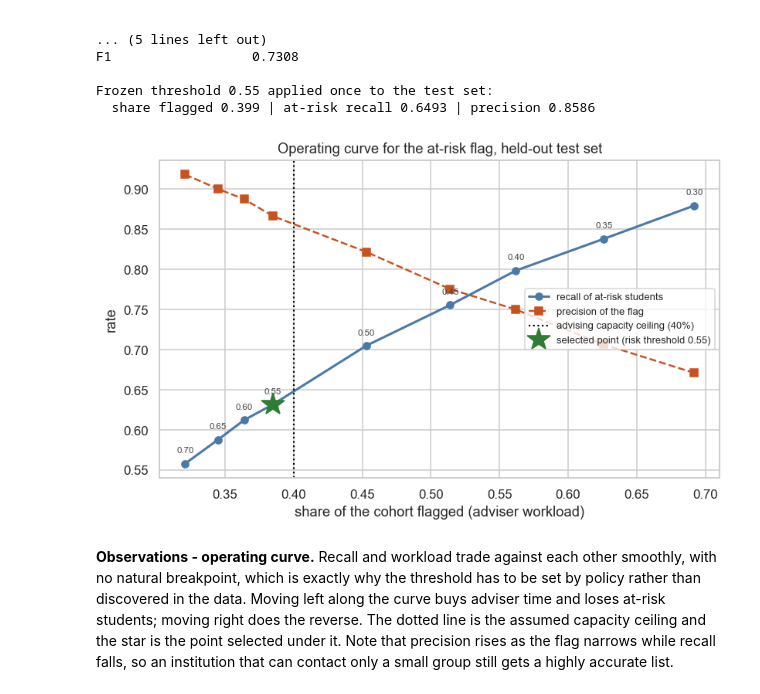
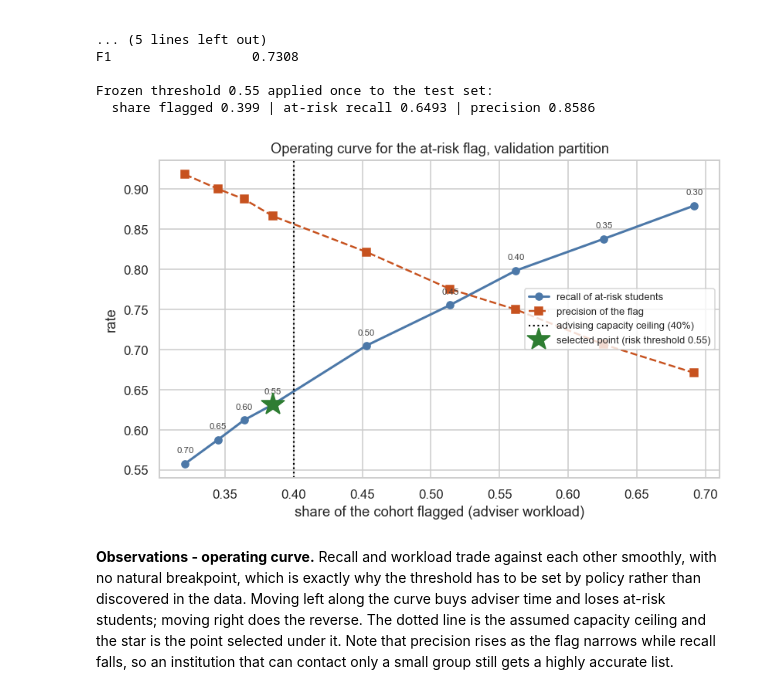
Before and after one commit to ekowhinson/oulad-completion-capstone, a Jupyter notebook: notebooks/oulad_completion_analysis.ipynb, the cells around one changed output. Cells and saved outputs as stored; diff of their text form; code cells hidden in the pictures.

```diff
--- a/notebooks/oulad_completion_analysis.ipynb
+++ b/notebooks/oulad_completion_analysis.ipynb
@@ -149,7 +149,7 @@ EARLY_WINDOW_END = 14  # early observation window: registration through day 13
 base = student_info.copy()
 KEYS = ["code_module", "code_presentation", "id_student"]
 base["completion"] = base["final_result"].isin(["Pass", "Distinction"]).astype(int)
-base = base.merge(registration[KEYS + ["date_registration"]], on=KEYS, how="left")
+base = base.merge(registration[KEYS + ["date_registration", "date_unregistration"]], on=KEYS, how="left")
 
 # Whole-module VLE engagement (for RQ1)
 vle_all = (student_vle.groupby(KEYS)
@@ -1418,28 +1542,28 @@ Frozen threshold 0.55 applied once to the test set:
 # %%
 # The threshold decision drawn as a curve rather than read from the table:
 # what each operating point costs in adviser workload and returns in coverage.
 fig, ax = plt.subplots(figsize=(7.6, 4.8))
 ax.plot(thr_table["share flagged"], thr_table["recall (at-risk)"], "o-",
         color="#4C78A8", lw=2, label="recall of at-risk students")
 ax.plot(thr_table["share flagged"], thr_table["precision"], "s--",
         color="#C7521F", lw=1.6, label="precision of the flag")
 ax.axvline(WORKLOAD_CAP, color="black", ls=":", lw=1.4,
            label=f"advising capacity ceiling ({WORKLOAD_CAP:.0%})")
 ax.plot(chosen["share flagged"], chosen["recall (at-risk)"], "*",
         ms=20, color="#2E7D32", zorder=5,
         label=f"selected point (risk threshold {chosen['threshold']:.2f})")
 for _, r in thr_table.iterrows():
     ax.annotate(f"{r['threshold']:.2f}",
                 (r["share flagged"], r["recall (at-risk)"]),
                 textcoords="offset points", xytext=(0, 9),
                 ha="center", fontsize=7.5, color="#444444")
 ax.set_xlabel("share of the cohort flagged (adviser workload)")
 ax.set_ylabel("rate")
-ax.set_title("Operating curve for the at-risk flag, held-out test set")
+ax.set_title("Operating curve for the at-risk flag, validation partition")
 ax.legend(loc="center right", fontsize=8.5)
 plt.tight_layout(); plt.show()
 # %% [output]
-[figure, old version]
+[figure, new version]
 # %% [markdown]
 **Observations - operating curve.** Recall and workload trade against each other smoothly, with no natural breakpoint, which is exactly why the threshold has to be set by policy rather than discovered in the data. Moving left along the curve buys adviser time and loses at-risk students; moving right does the reverse. The dotted line is the assumed capacity ceiling and the star is the point selected under it. Note that precision rises as the flag narrows while recall falls, so an institution that can contact only a small group still gets a highly accurate list.
 # %% [markdown]
```
Also changed, not shown: parts of 16 cells of this notebook, 1 other file.
